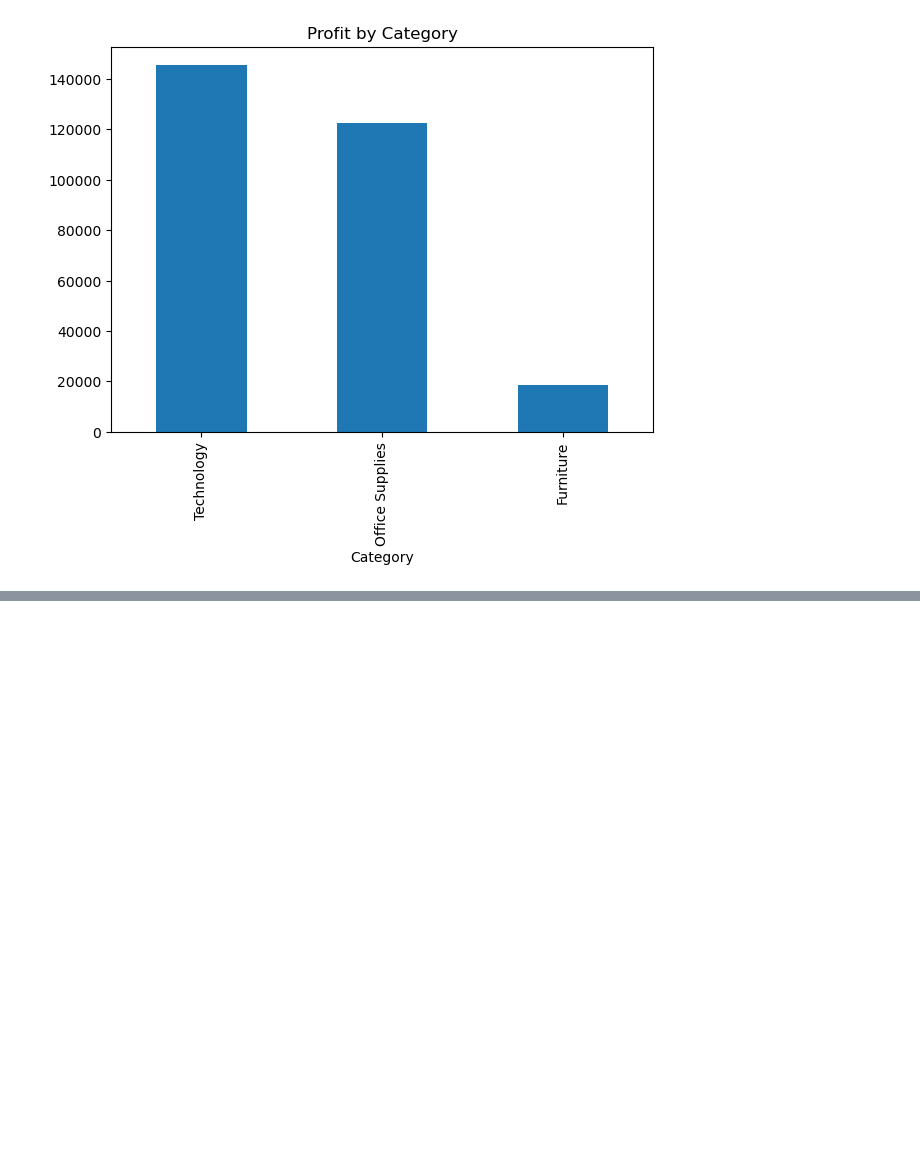
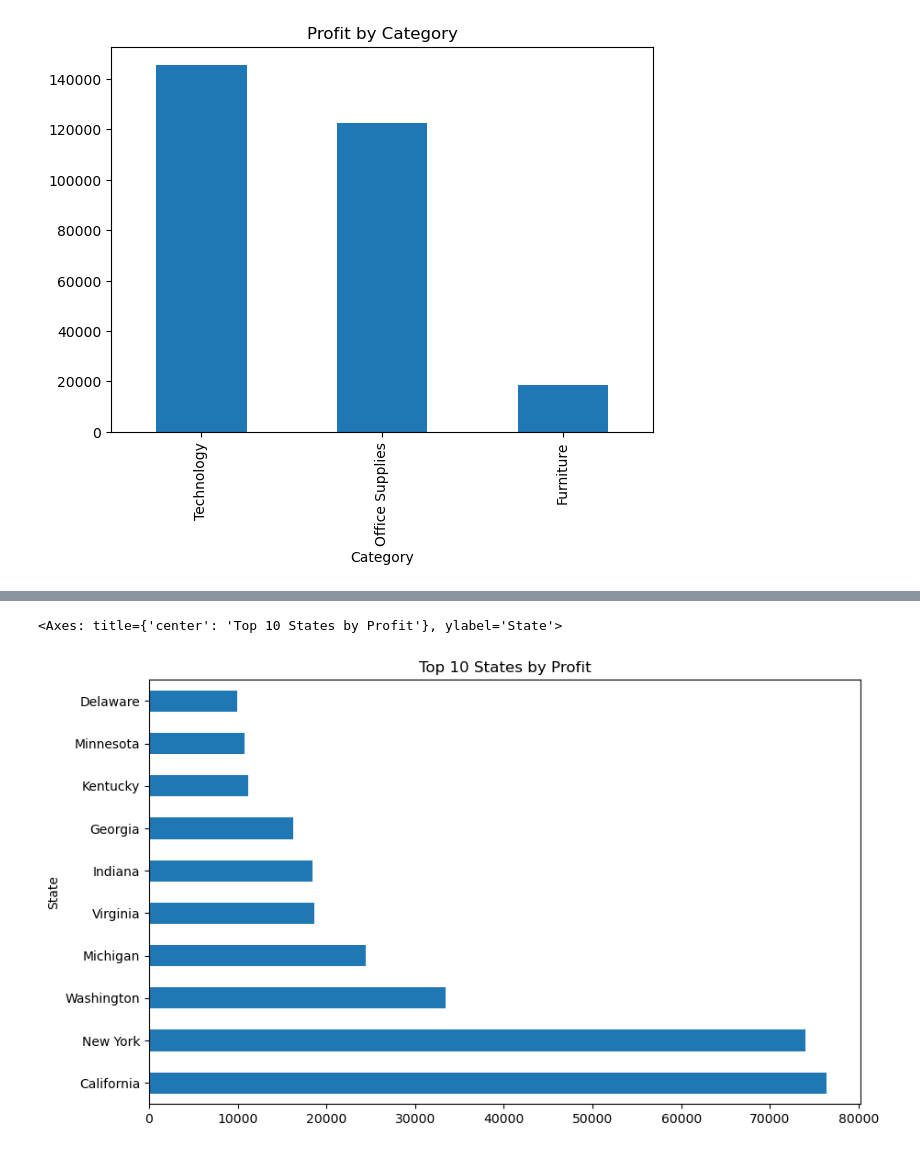
Before and after one commit to nikhilkanbarkar/data-science-and-machine-learning, a Jupyter notebook: Projects/SalesAnalysis/Notebook.ipynb, the cells around one changed output, grey strips where cells are left out. Drawn from its saved outputs; the diff is of its cells as text; code cells hidden in the pictures; blank space fills up the shorter version.

```diff
--- a/Projects/SalesAnalysis/Notebook.ipynb
+++ b/Projects/SalesAnalysis/Notebook.ipynb
@@ -1553,0 +1563,9 @@ profit_by_category.plot(
+# %%
+profit_by_state.head(10).plot(
+    kind="barh",
+    figsize=(10,6),
+    title="Top 10 States by Profit"
+)
+# %% [output]
+<Axes: title={'center': 'Top 10 States by Profit'}, ylabel='State'>
+[figure, added]
```
Also changed, not shown: parts of 1 cell of this notebook.
